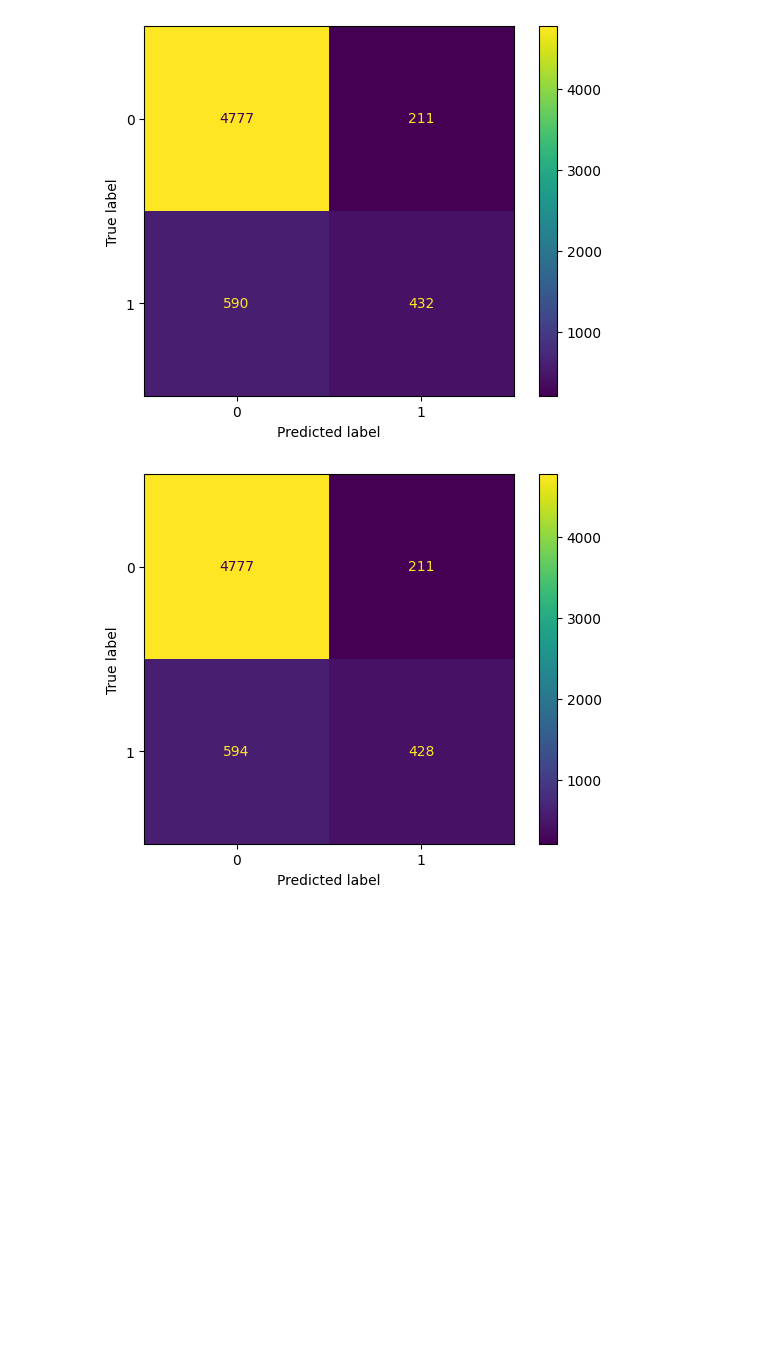
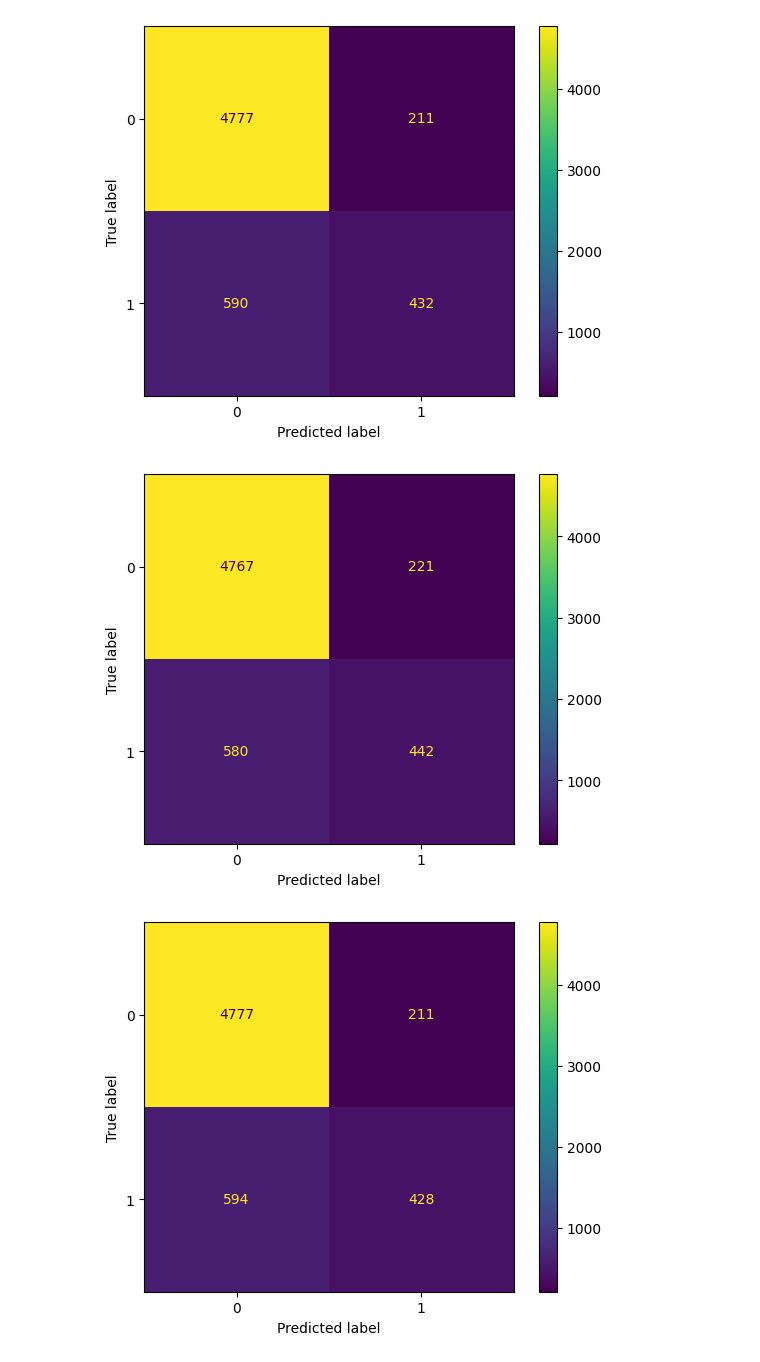
Before and after one commit to KomlaRD/machine_learning_dhs, a Jupyter notebook: ml_undernutrition.ipynb, the cells around one changed output. Drawn from its saved outputs; the diff is of its cells as text; code cells hidden in the pictures; blank space fills up the shorter version.

Commit message:
Include lasso to models

```diff
--- a/ml_undernutrition.ipynb
+++ b/ml_undernutrition.ipynb
@@ -252,6 +252,12 @@ lr = make_pipeline(
     LogisticRegression(random_state=42, max_iter=1000)
 )
 
+## Lasso
+lasso = make_pipeline(
+    preprocessor,
+    LogisticRegression(random_state=42, max_iter=1000, penalty="l1", solver="liblinear")
+)
+
 ## Linear Discriminant Analysis
 lda = make_pipeline(
                     OneHotEncoder(use_cat_names=True),
@@ -288,6 +294,9 @@ xgb  = make_pipeline(
 # %%
 # Logistic Regression
 lr.fit(X_train_s, y_train_s)
+
+# Lasso
+lasso.fit(X_train_s, y_train_s)
 
 # Linear Discriminant Analysis
 lda.fit(X_train_s, y_train_s)
@@ -334,6 +343,16 @@ print("Precision LR:", precision_lr)
 print("Recall LR:", recall_lr)
 print("F1 Score LR:", f1_lr)
 
+## Lasso
+y_train_pred_lasso = lasso.predict(X_train_s)
+accuracy_lasso = accuracy_score(y_train_s, y_train_pred_lasso)
+print("Accuracy of Lasso:", accuracy_lasso)
+precision_lasso = precision_score(y_train_s, y_train_pred_lasso)
+recall_lasso = recall_score(y_train_s, y_train_pred_lasso)
+f1_lasso = f1_score(y_train_s, y_train_pred_lasso)
+print("Precision Lasso:", precision_lasso)
+print("Recall Lasso:", recall_lasso)
+print("F1 Score Lasso:", f1_lasso)
 
 # LDA
 y_train_pred_lda = lda.predict(X_train_s)
@@ -417,6 +436,13 @@ disp = ConfusionMatrixDisplay(confusion_matrix=cm_lr)
 disp.plot();
 # %% [output]
 [figure]
+# %%
+# Lasso
+cm_lasso = confusion_matrix(y_train_s, y_train_pred_lasso)
+disp = ConfusionMatrixDisplay(confusion_matrix=cm_lasso)
+disp.plot();
+# %% [output]
+[figure, added]
 # %%
 # LDA
 cm_lda = confusion_matrix(y_train_s, y_train_pred_lda)
```
Also changed, not shown: parts of 1 cell of this notebook.
